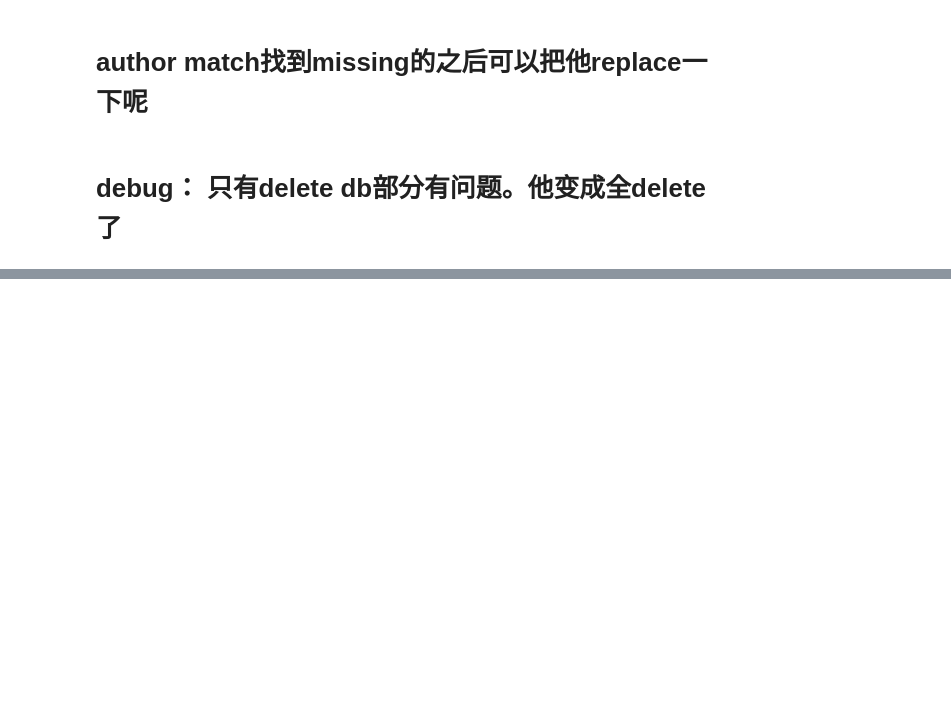
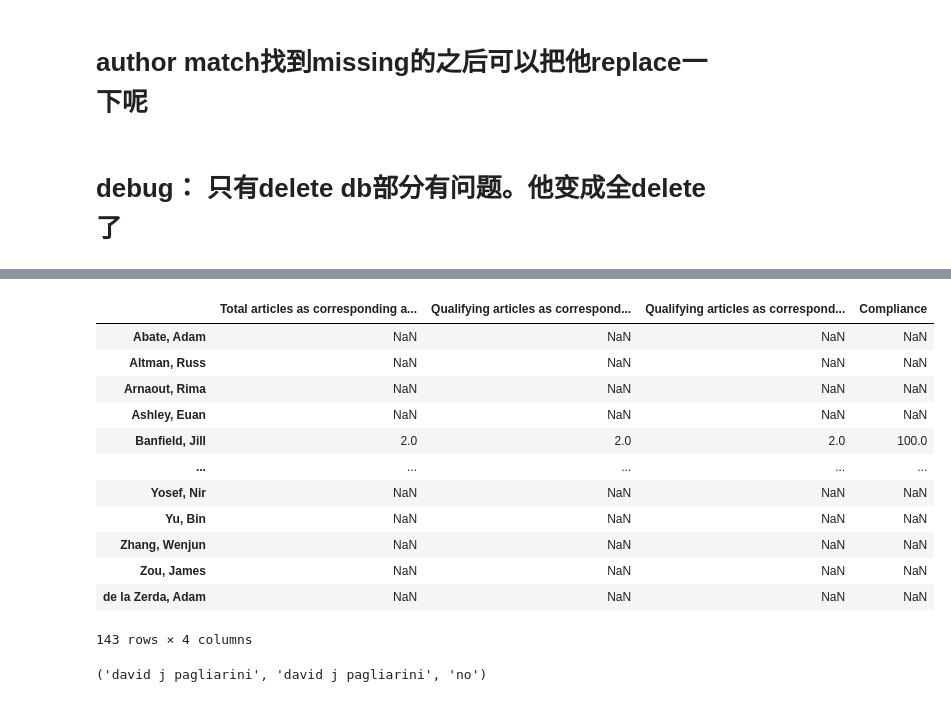
Before and after one commit to hydai99/Pub-Collection-Web, a Jupyter notebook: only for test2.ipynb, the cells around one changed output, grey strips where cells are left out. Cells and saved outputs as stored; diff of their text form; code cells hidden in the pictures; blank space fills up the shorter version.

```diff
--- a/only for test2.ipynb
+++ b/only for test2.ipynb
@@ -1458,0 +1458,16 @@ filter_author=author['MatchName'].str.replace(',','').to_list()
+# %%
+p3
+# %% [output]
+|  | Total articles as corresponding a... | Qualifying articles as correspond... | Qualifying articles as correspond... | Compliance |
+| Abate, Adam | NaN | NaN | NaN | NaN |
+| Altman, Russ | NaN | NaN | NaN | NaN |
+| Arnaout, Rima | NaN | NaN | NaN | NaN |
+| Ashley, Euan | NaN | NaN | NaN | NaN |
+| Banfield, Jill | 2.0 | 2.0 | 2.0 | 100.0 |
+| ... | ... | ... | ... | ... |
+| Yosef, Nir | NaN | NaN | NaN | NaN |
+| Yu, Bin | NaN | NaN | NaN | NaN |
+| Zhang, Wenjun | NaN | NaN | NaN | NaN |
+| Zou, James | NaN | NaN | NaN | NaN |
+| de la Zerda, Adam | NaN | NaN | NaN | NaN |
+143 rows × 4 columns
@@ -1458,0 +1485,4 @@ filter_author=author['MatchName'].str.replace(',','').to_list()
+# %%
+authormatch('david j pagliarini')
+# %% [output]
+('david j pagliarini', 'david j pagliarini', 'no')
```
Also changed, not shown: parts of 58 cells of this notebook, 5 other files.
